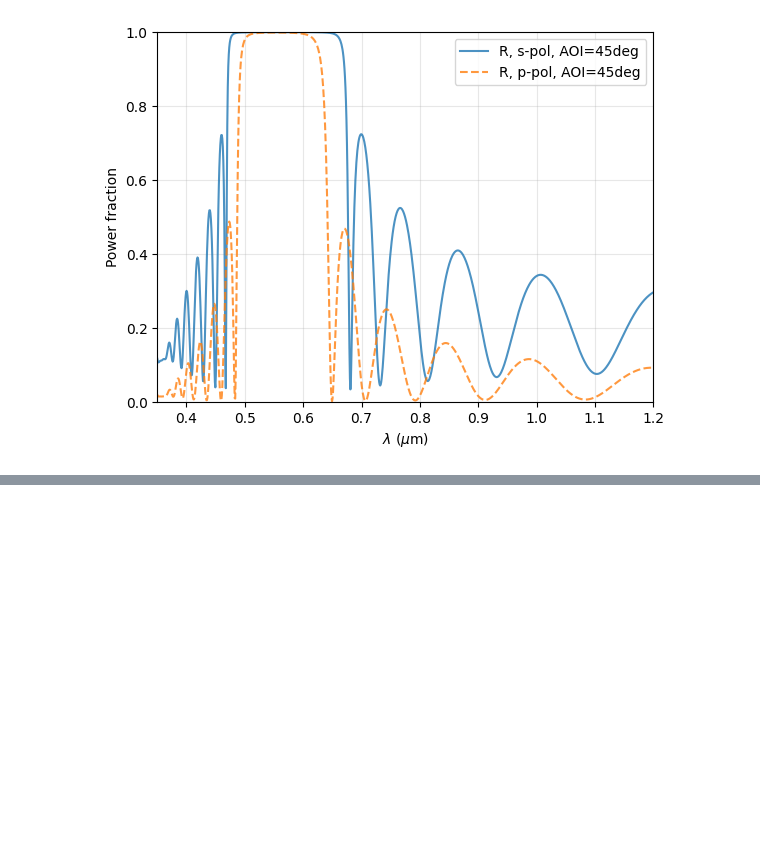
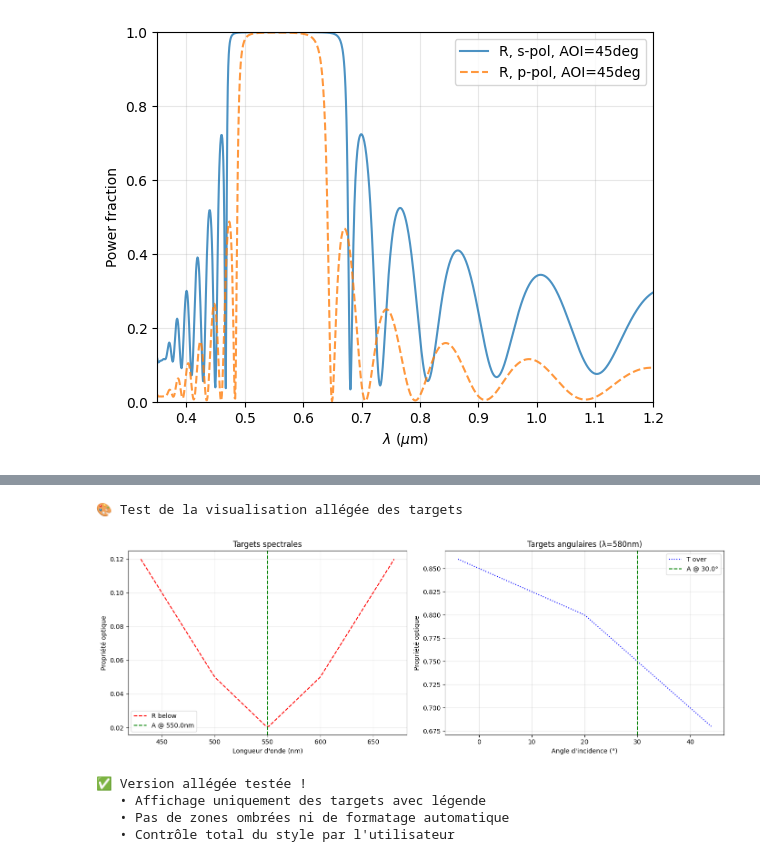
Before and after one commit to lordpositron/optiland, a Jupyter notebook: docs/gallery/thin_film/stack.ipynb, the cells around one changed output, grey strips where cells are left out. Cells and saved outputs as stored; diff of their text form; code cells hidden in the pictures; blank space fills up the shorter version.

```diff
--- a/docs/gallery/thin_film/stack.ipynb
+++ b/docs/gallery/thin_film/stack.ipynb
@@ -63,0 +666,75 @@ plt.show()
+# %%
+# Test de la méthode plot_targets() allégée
+print("🎨 Test de la visualisation allégée des targets")
+
+# Re-import pour récupérer la version mise à jour
+import importlib
+import optiland.thin_film.optimization.optimizer
+importlib.reload(optiland.thin_film.optimization.optimizer)
+from optiland.thin_film.optimization.optimizer import ThinFilmOptimizer
+
+# Créer un optimiseur de test
+test_stack = ThinFilmStack(incident_material=air, substrate_material=BK7)
+test_stack.add_layer_nm(material=TiO2, thickness_nm=100, name="TiO2")
+test_stack.add_layer_nm(material=SiO2, thickness_nm=150, name="SiO2")
+
+test_optimizer = ThinFilmOptimizer(test_stack)
+
+# Ajouter des targets variées
+test_optimizer.add_target(
+    property="R",
+    wavelength_nm=[450, 500, 550, 600, 650],
+    target_type="below",
+    value=[0.10, 0.05, 0.02, 0.05, 0.10],
+    weight=1.0
+)
+
+test_optimizer.add_target(
+    property="T",
+    wavelength_nm=580.0,
+    aoi_deg=[0, 20, 40],
+    target_type="over",
+    value=[0.85, 0.80, 0.70],
+    weight=1.0
+)
+
+test_optimizer.add_target(
+    property="A",
+    wavelength_nm=550.0,
+    target_type="below",
+    value=0.03,
+    weight=1.0,
+    aoi_deg=30.0
+)
+
+# Tracer avec la version allégée
+fig, (ax1, ax2) = plt.subplots(1, 2, figsize=(14, 5))
+
+# Plot spectral
+test_optimizer.plot_targets(ax=ax1, plot_type="wavelength")
+ax1.set_xlabel("Longueur d'onde (nm)")
+ax1.set_ylabel("Propriété optique")
+ax1.set_title("Targets spectrales")
+ax1.grid(True, alpha=0.3)
+
+# Plot angulaire
+test_optimizer.plot_targets(ax=ax2, plot_type="angle", fixed_wavelength_nm=580.0)
+ax2.set_xlabel("Angle d'incidence (°)")
+ax2.set_ylabel("Propriété optique")
+ax2.set_title("Targets angulaires (λ=580nm)")
+ax2.grid(True, alpha=0.3)
+
+plt.tight_layout()
+plt.show()
+
+print("✅ Version allégée testée !")
+print("   • Affichage uniquement des targets avec légende")
+print("   • Pas de zones ombrées ni de formatage automatique")
+print("   • Contrôle total du style par l'utilisateur")
+# %% [output]
+🎨 Test de la visualisation allégée des targets
+[figure, added]
+✅ Version allégée testée !
+   • Affichage uniquement des targets avec légende
+   • Pas de zones ombrées ni de formatage automatique
+   • Contrôle total du style par l'utilisateur
```
Also changed, not shown: parts of 24 cells of this notebook, 3 other files.
